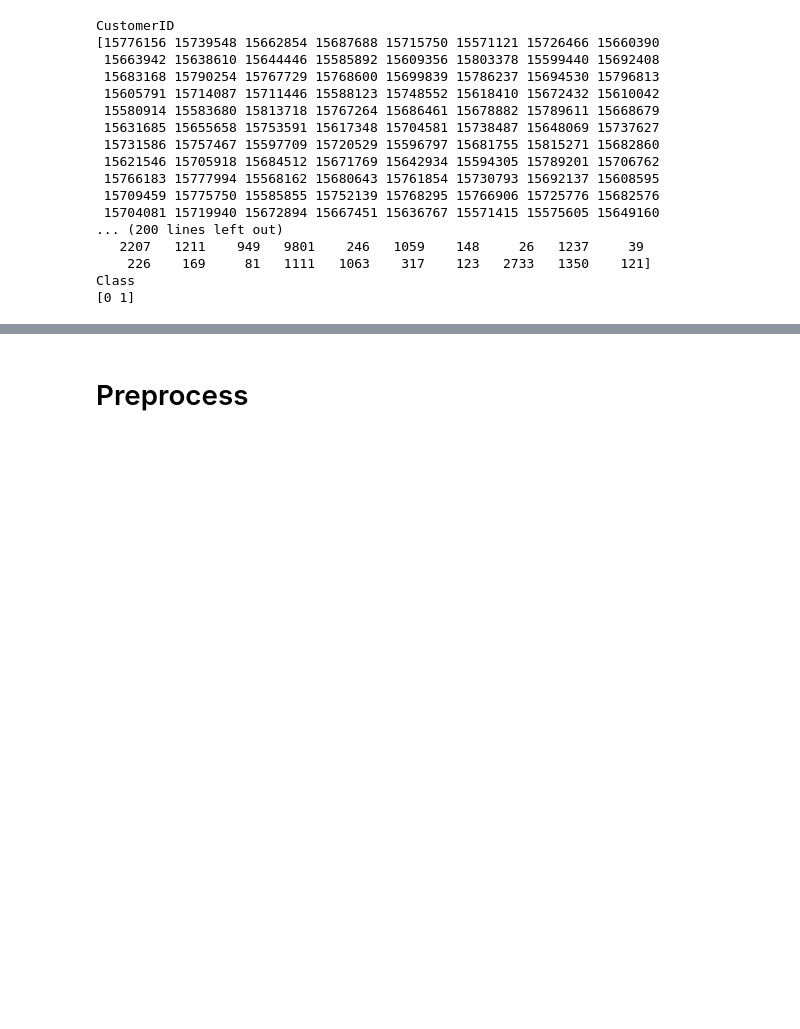
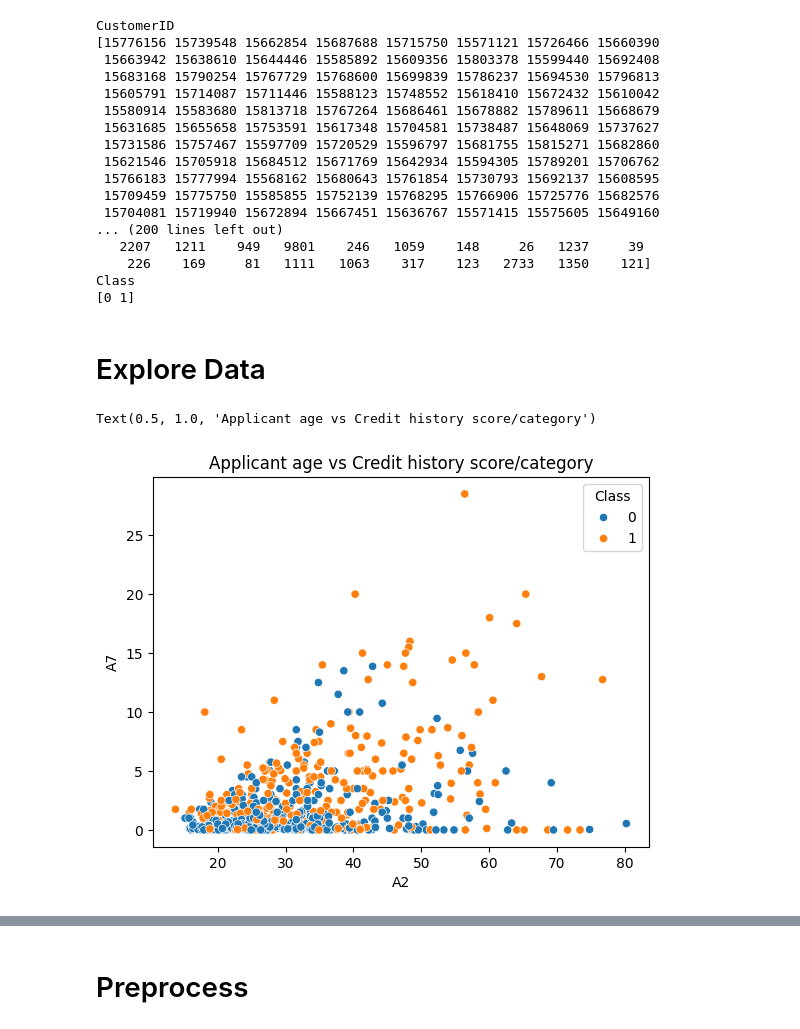
Before and after one commit to abeeraz379/Credit-Card-Applications-Prediction, a Jupyter notebook: Credit_Card_Applications_Prediction_.ipynb, the cells around one changed output, grey strips where cells are left out. Cells and saved outputs as stored; diff of their text form; code cells hidden in the pictures; blank space fills up the shorter version.

```diff
--- a/Credit_Card_Applications_Prediction_.ipynb
+++ b/Credit_Card_Applications_Prediction_.ipynb
@@ -133,3 +161,12 @@ CustomerID
     226    169     81   1111   1063    317    123   2733   1350    121]
 Class
 [0 1]
+# %% [markdown]
+# Explore Data
+# %%
+sns.scatterplot(data=df,x='A2',y='A7',hue='Class')
+ax=plt.gca()
+ax.set_title('Applicant age vs Credit history score/category')
+# %% [output]
+Text(0.5, 1.0, 'Applicant age vs Credit history score/category')
+[figure, added]
```
Also changed, not shown: parts of 3 cells of this notebook.
